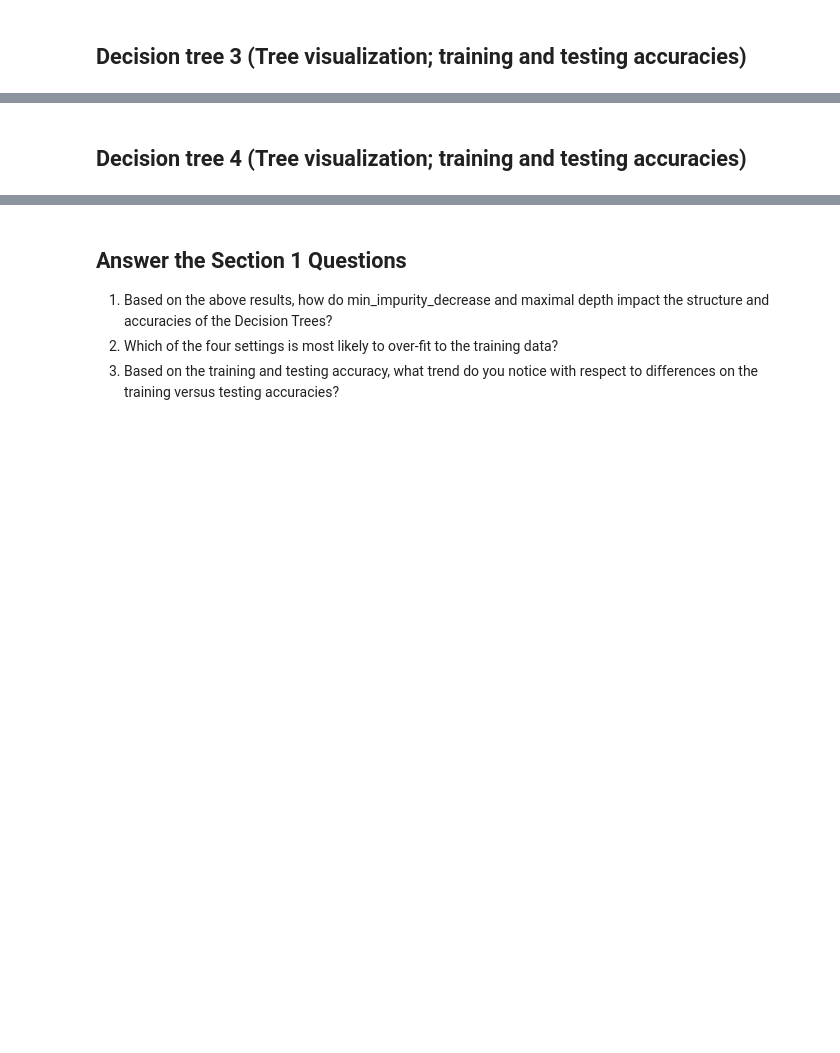
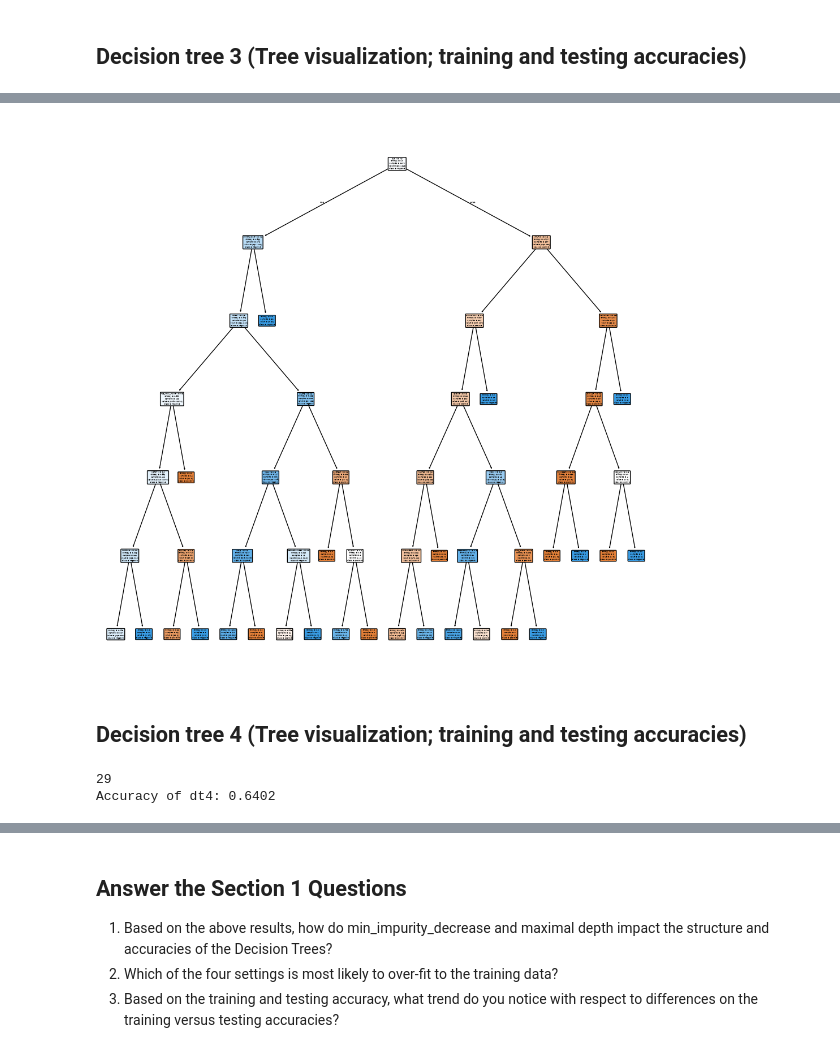
Before and after one commit to yxf9tv/comm4259-work, a Jupyter notebook: assignment_01/Assignment_01-Decision_Trees.ipynb, the cells around one changed output, grey strips where cells are left out. Cells and saved outputs as stored; diff of their text form; code cells hidden in the pictures; blank space fills up the shorter version.

```diff
--- a/assignment_01/Assignment_01-Decision_Trees.ipynb
+++ b/assignment_01/Assignment_01-Decision_Trees.ipynb
@@ -90,2 +221,15 @@ print(sklearn.__version__)
+# %%
+viz_tree_fig(dt3, fnames, cnames, figname="tree3.pdf", show=True)
+# %% [output]
+[figure, added]
 # %% [markdown]
 ## Decision tree 4 (Tree visualization; training and testing accuracies)
+# %%
+dt4 = DecisionTreeClassifier(max_depth=6, min_impurity_decrease=0.008, criterion="entropy", random_state=1)
+dt4.fit(X_train, y_train)
+print(dt4.tree_.node_count)
+dt4.accuracy = accuracy_score(y_test, dt4.predict(X_test))
+print(f"Accuracy of dt4: {dt4.accuracy:.4f}")
+# %% [output]
+29
+Accuracy of dt4: 0.6402
```
Also changed, not shown: parts of 18 cells of this notebook, 17 other files.
